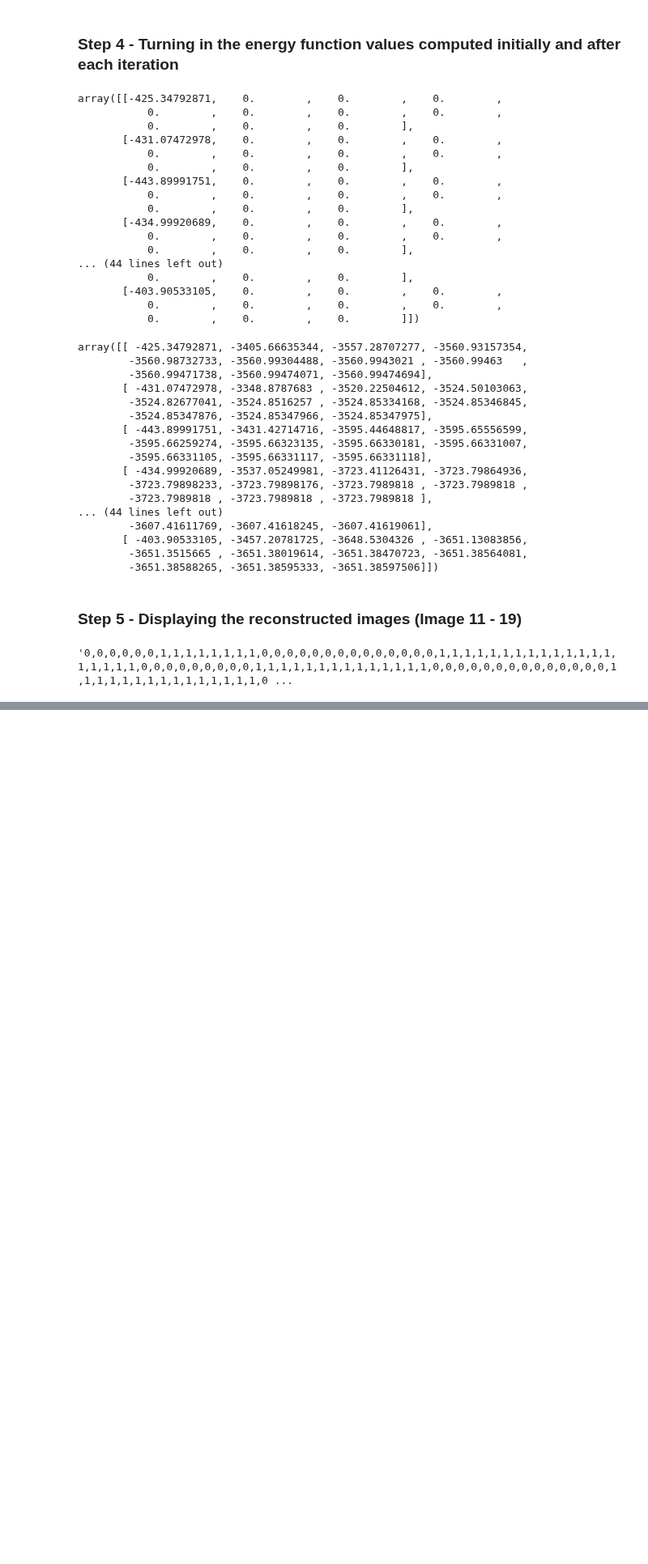
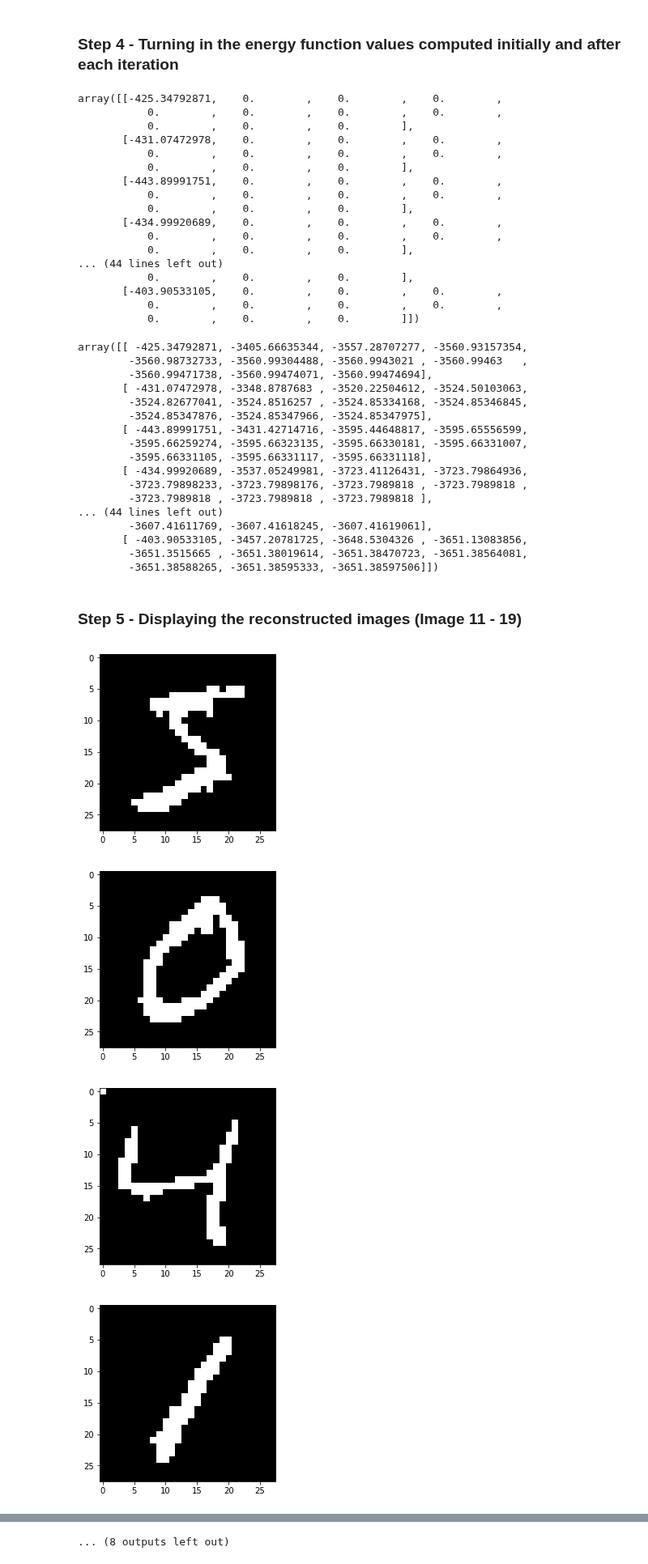
Before and after one commit to lpoon2/CS498-AML, a Jupyter notebook: hw8/hw8.ipynb, the cells around one changed output, grey strips where cells are left out. Shown at 81% size. Saved outputs shown, nothing was run; the diff lists cells and outputs as text; code cells hidden in the pictures; blank space fills up the shorter version.

```diff
--- a/hw8/hw8.ipynb
+++ b/hw8/hw8.ipynb
@@ -305,10 +305,15 @@ for row in range(28): # height of image
     output_str = output_str[:-1]
     output_str += '\n'
-# %%
-output_str # X in {0,1}
-# %% [output]
-'0,0,0,0,0,0,1,1,1,1,1,1,1,1,0,0,0,0,0,0,0,0,0,0,0,0,0,0,1,1,1,1,1,1,1,1,1,1,1,1,1,1,1,1,1,1,1,0,0,0,0,0,0,0,0,0,1,1,1,1,1,1,1,1,1,1,1,1,1,1,0,0,0,0,0,0,0,0,0,0,0,0,0,0,1,1,1,1,1,1,1,1,1,1,1,1,1,1,1,0 ...
 # %%
 f= open("output.txt","w+")
 f.write(output_str)
 f.close()
+# %%
+for i in range(20):
+    plt.imshow(a[i].astype(np.float64),cmap='gray')
+    plt.show()
+# %% [output]
+[figure, added]
+[figure, added]
+[figure, added]
+[figure, added]
@@ -315 +328,2 @@ f.close()
+... (8 outputs left out)
 # %%
```
Also changed, not shown: parts of 4 cells of this notebook, 2 other files.
